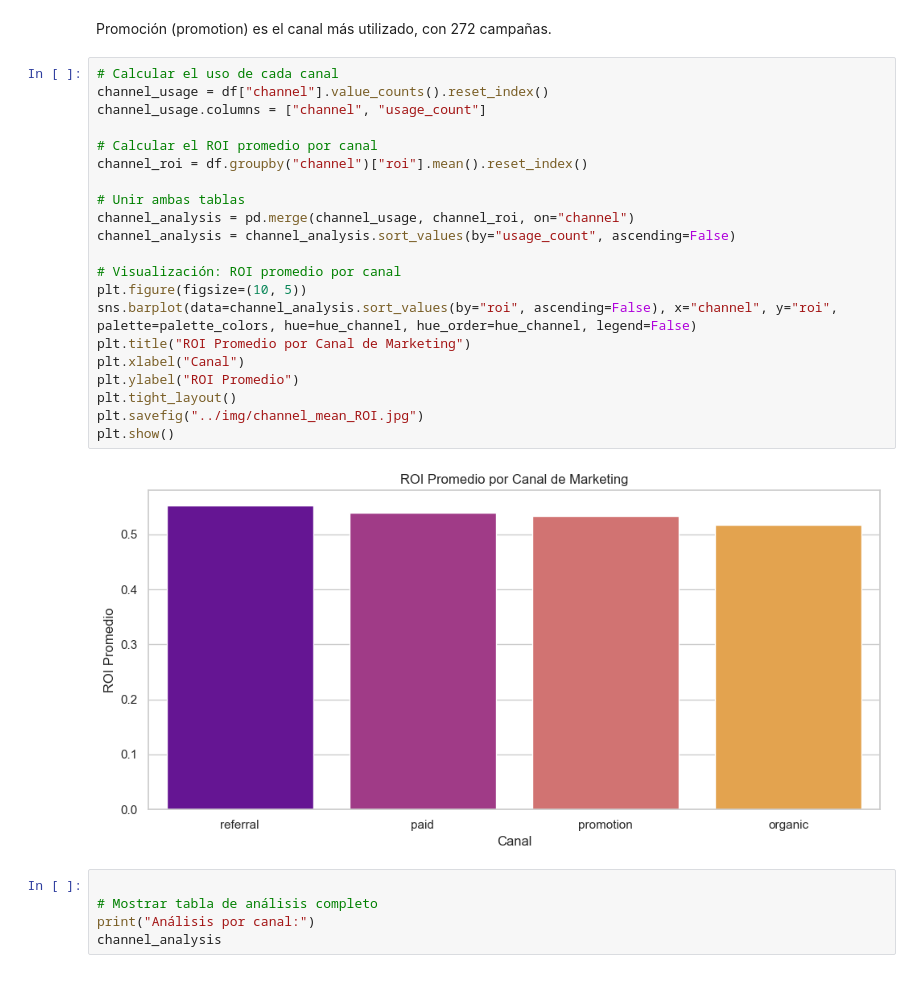
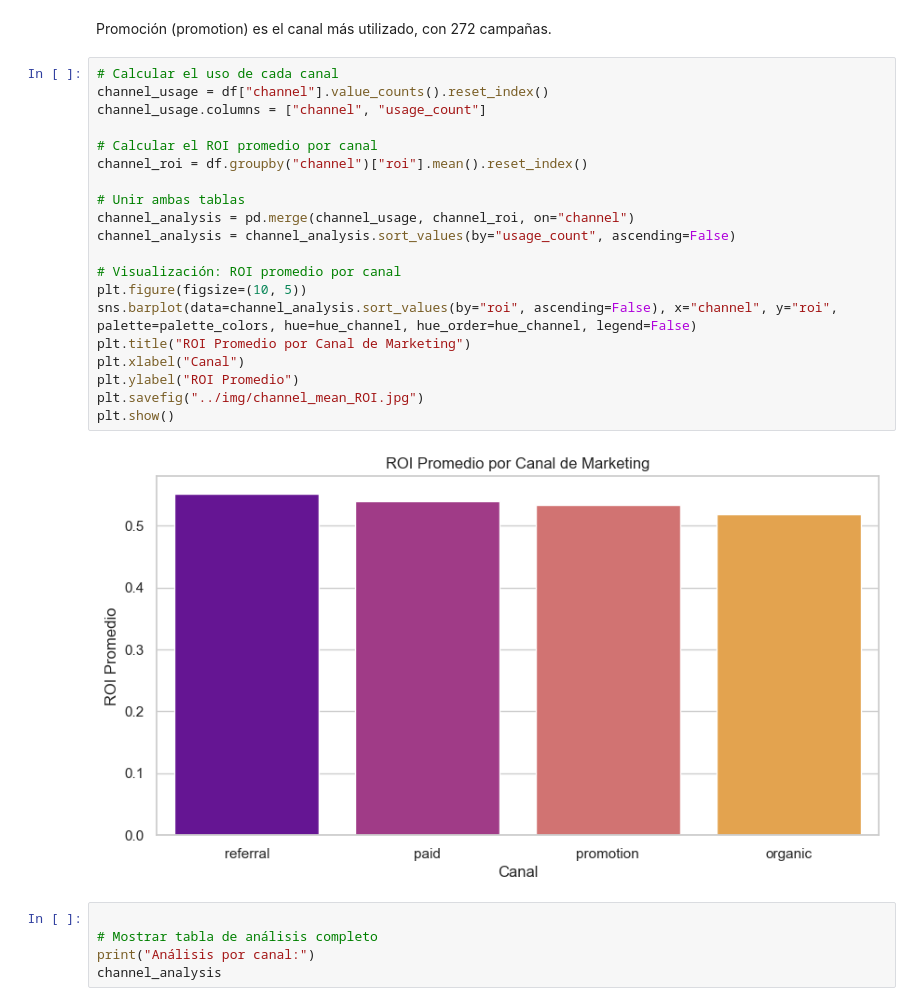
Before and after one commit to PabloBdL/Marketing, a Jupyter notebook: notebooks/02_data_analysis.ipynb, the cells around one changed output. Saved outputs shown, nothing was run; the diff lists cells and outputs as text.

Commit message:
retoques nombres de imagenes y correcciones menores

```diff
--- a/notebooks/02_data_analysis.ipynb
+++ b/notebooks/02_data_analysis.ipynb
@@ -74,26 +74,25 @@ Promoción (promotion) es el canal más utilizado, con 272 campañas.
 # %%
 # Calcular el uso de cada canal
 channel_usage = df["channel"].value_counts().reset_index()
 channel_usage.columns = ["channel", "usage_count"]
 
 # Calcular el ROI promedio por canal
 channel_roi = df.groupby("channel")["roi"].mean().reset_index()
 
 # Unir ambas tablas
 channel_analysis = pd.merge(channel_usage, channel_roi, on="channel")
 channel_analysis = channel_analysis.sort_values(by="usage_count", ascending=False)
 
 # Visualización: ROI promedio por canal
 plt.figure(figsize=(10, 5))
 sns.barplot(data=channel_analysis.sort_values(by="roi", ascending=False), x="channel", y="roi", palette=palette_colors, hue=hue_channel, hue_order=hue_channel, legend=False)
 plt.title("ROI Promedio por Canal de Marketing")
 plt.xlabel("Canal")
 plt.ylabel("ROI Promedio")
-plt.tight_layout()
 plt.savefig("../img/channel_mean_ROI.jpg")
 plt.show()
 # %% [output]
-[figure, old version]
+[figure, new version]
 # %%
 
 # Mostrar tabla de análisis completo
```
Also changed, not shown: parts of 3 cells of this notebook, 7 other files.
